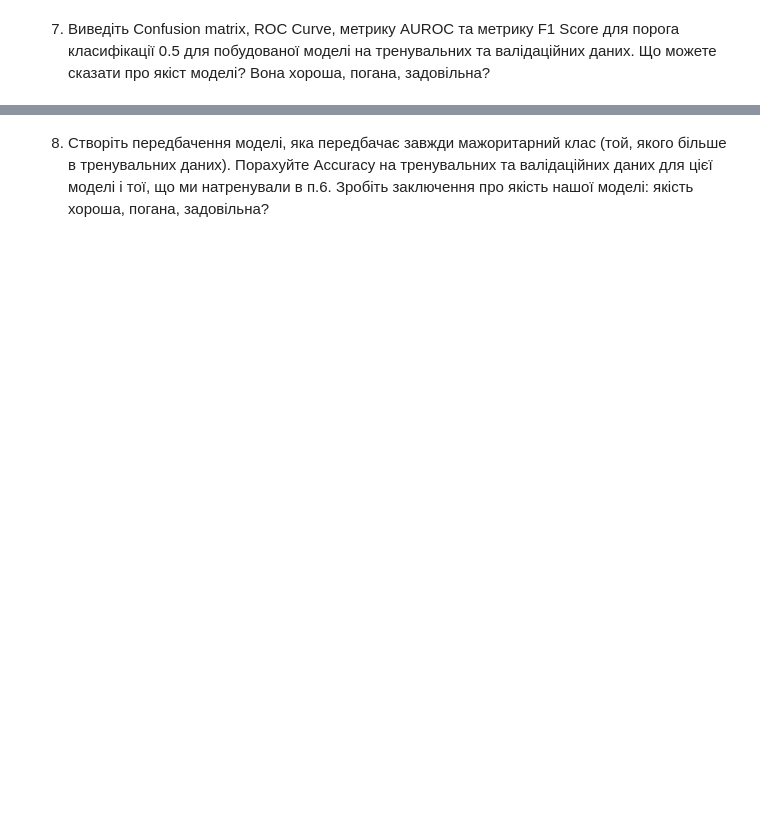
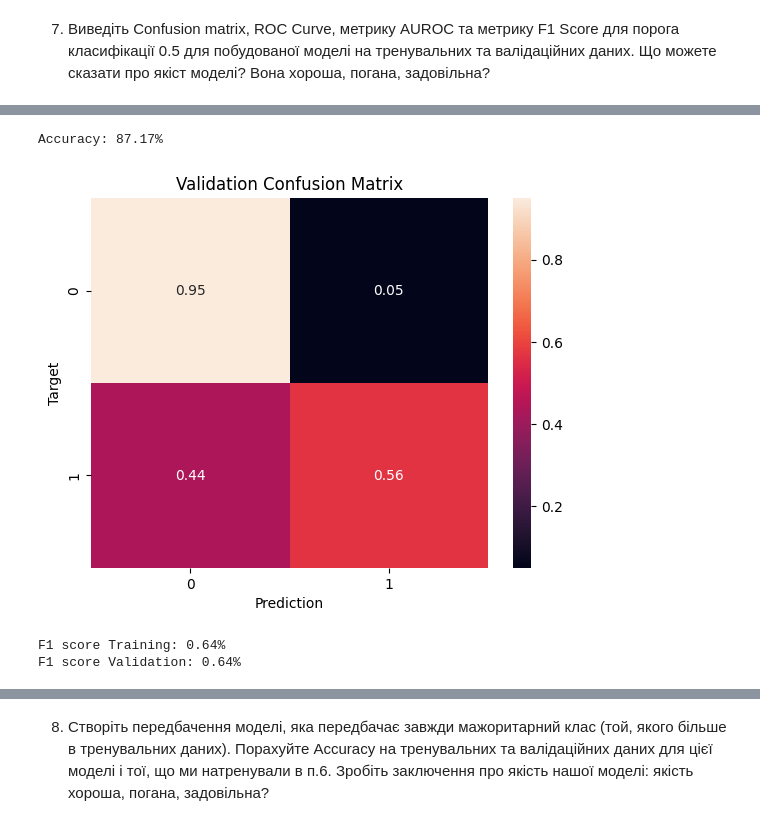
Before and after one commit to Alenushka2013/ML_for_people_tasks, a Jupyter notebook: HW_2_2_2_Logistic_regression_with_scikit_learn.ipynb, the cells around one changed output, grey strips where cells are left out. Cells and saved outputs as stored; diff of their text form; code cells hidden in the pictures; blank space fills up the shorter version.

```diff
--- a/HW_2_2_2_Logistic_regression_with_scikit_learn.ipynb
+++ b/HW_2_2_2_Logistic_regression_with_scikit_learn.ipynb
@@ -152,0 +327,17 @@ val_df.shape : (3000, 14)
+# %%
+val_preds = predict_and_plot(X_val, val_targets, 'Validation')
+# %% [output]
+Accuracy: 87.17%
+[figure, added]
+# %%
+def get_f1_score(inputs, targets, name=''):
+  preds = model.predict(inputs)
+
+  f1_score_ = f1_score(targets, preds)
+  print(f"F1 score {name}: {f1_score_:.2f}%")
+
+get_f1_score(X_train, train_targets, 'Training')
+get_f1_score(X_val, val_targets, 'Validation')
+# %% [output]
+F1 score Training: 0.64%
+F1 score Validation: 0.64%
```
Also changed, not shown: parts of 45 cells of this notebook.
